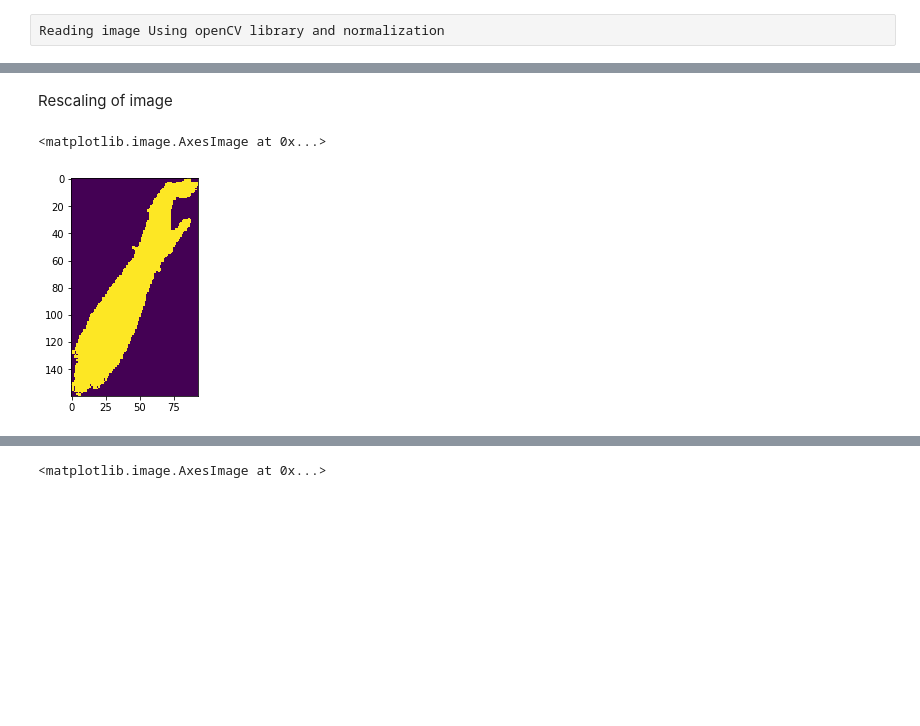
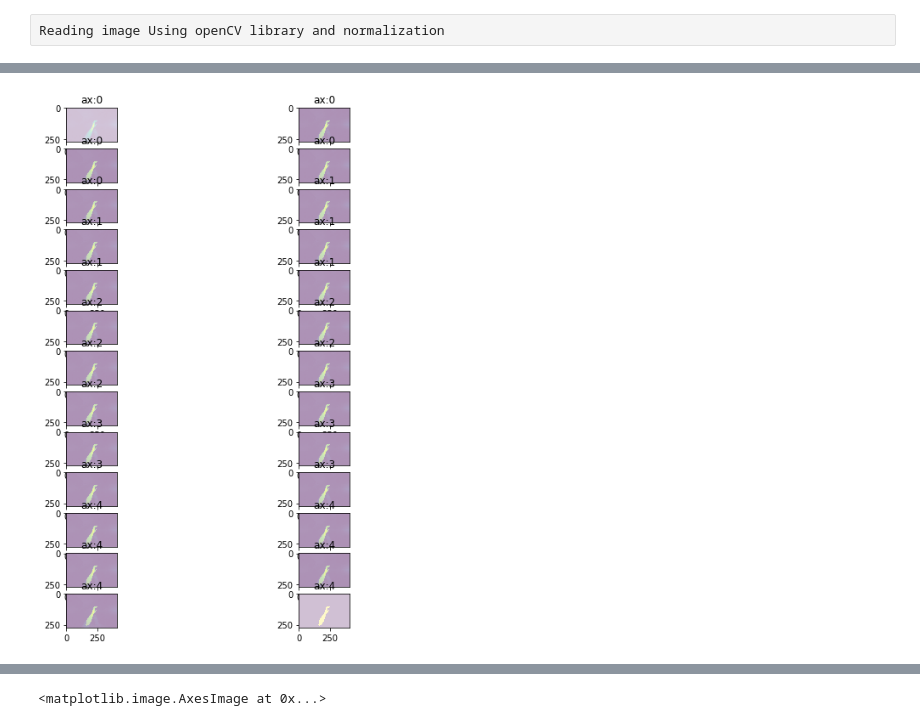
Before and after one commit to Rahulo5/GesturePredictionML, a Jupyter notebook: GesturePrediction.ipynb, the cells around one changed output, grey strips where cells are left out. Drawn from its saved outputs; the diff is of its cells as text; code cells hidden in the pictures; blank space fills up the shorter version.

```diff
--- a/GesturePrediction.ipynb
+++ b/GesturePrediction.ipynb
@@ -15,8 +10,2 @@ print(b[(0),:])
 # %% [raw]
 Reading image Using openCV library and normalization
-# %%
-a = cv2.imread("DataSet/C/1.png")
-img1 = a.copy()
-img1[:,:,0] = cv2.normalize(a[:,:,0], dst=None, alpha=0, beta=255,norm_type=cv2.NORM_MINMAX, dtype=cv2.CV_8U)
-img1[:,:,1] = cv2.normalize(a[:,:,1], dst=None, alpha=0, beta=255,norm_type=cv2.NORM_MINMAX, dtype=cv2.CV_8U)
-img1[:,:,2] = cv2.normalize(a[:,:,2], dst=None, alpha=0, beta=255,norm_type=cv2.NORM_MINMAX, dtype=cv2.CV_8U)
@@ -30,9 +11,0 @@ GussianBlur and OTSU's thresholding
-# %%
-blur = cv2.GaussianBlur(img,(5,5),0)
-ret, thresh1 = cv2.threshold(img, 60, 255, cv2.THRESH_BINARY +
-                                            cv2.THRESH_OTSU)
-stretch_near = cv2.resize(thresh1, (255, 255),
-               interpolation = cv2.INTER_NEAREST)
-print(len(stretch_near))
-print(len(thresh1))
-plt.imshow(thresh1)
@@ -74,11 +12,52 @@ print(stats[max_label])
-# %% [markdown]
-Rescaling of image
-# %%
-img2 = numpy.array(img2)
-new_image = img2[stats[max_label][1]:stats[max_label][1]+stats[max_label][3],stats[max_label][0]:stats[max_label][0]+stats[max_label][2]]
-image_for_input = cv2.resize(img2, (100, 100),
-               interpolation = cv2.INTER_NEAREST)
-plt.imshow(new_image)
-# %% [output]
-<matplotlib.image.AxesImage at 0x...>
-[figure, removed]
+# %%
+w = 10
+h = 10
+fig = plt.figure(figsize=(9, 13))
+columns = 2
+rows = 15
+
+# prep (x,y) for extra plotting
+# xs = np.linspace(0, 2*np.pi, 60)  # from 0 to 2pi
+# ys = np.abs(np.sin(xs))           # absolute of sine
+
+# ax enables access to manipulate each of subplots
+ax = []
+for i in range(5):
+    for j in range(5):
+        img = cv2.imread("work/u"+ str(i+1) + "_" + str(j+1) + ".png")
+        img = cv2.cvtColor(img1, cv2.COLOR_BGR2GRAY)
+        k = cv2.normalize(img, dst=None, alpha=0, beta=255,norm_type=cv2.NORM_MINMAX, dtype=cv2.CV_8U)
+        blur = cv2.GaussianBlur(k,(5,5),0)
+        ret, thresh1 = cv2.threshold(blur, 60, 255, cv2.THRESH_BINARY +
+                                            cv2.THRESH_OTSU)
+        nb_components, output, stats, centroids = cv2.connectedComponentsWithStats(thresh1, connectivity=4)
+        sizes = stats[:, -1]
+
+        max_label = 1
+        max_size = sizes[1]
+        for i in range(2, nb_components):
+            if sizes[i] > max_size:
+                max_label = i
+                max_size = sizes[i]
+
+        img2 = np.zeros(output.shape)
+        img2[output == max_label] = 255
+
+        new_image = img2[stats[max_label][1]:stats[max_label][1]+stats[max_label][3],stats[max_label][0]:stats[max_label][0]+stats[max_label][2]]
+        image_for_input = cv2.resize(img2, (100, 100), interpolation = cv2.INTER_NEAREST)
+        # create subplot and append to ax
+        ax.append( fig.add_subplot(rows, columns, i * 5 + j + 1) )
+        ax[-1].set_title("ax:"+str(i))  # set title
+        plt.imshow(img, alpha=0.25)
+
+        ax.append( fig.add_subplot(rows, columns, i * 5 + j + 2) )
+        ax[-1].set_title("ax:"+str(i))  # set title
+        plt.imshow(thresh1, alpha=0.25)
+
+# do extra plots on selected axes/subplots
+# note: index starts with 0
+# ax[2].plot(xs, 3*ys)
+# ax[19].plot(ys**2, xs)
+
+plt.show()
+# %% [output]
@@ -84,0 +66 @@ plt.imshow(new_image)
+[figure, added]
```
Also changed, not shown: parts of 13 cells of this notebook.
